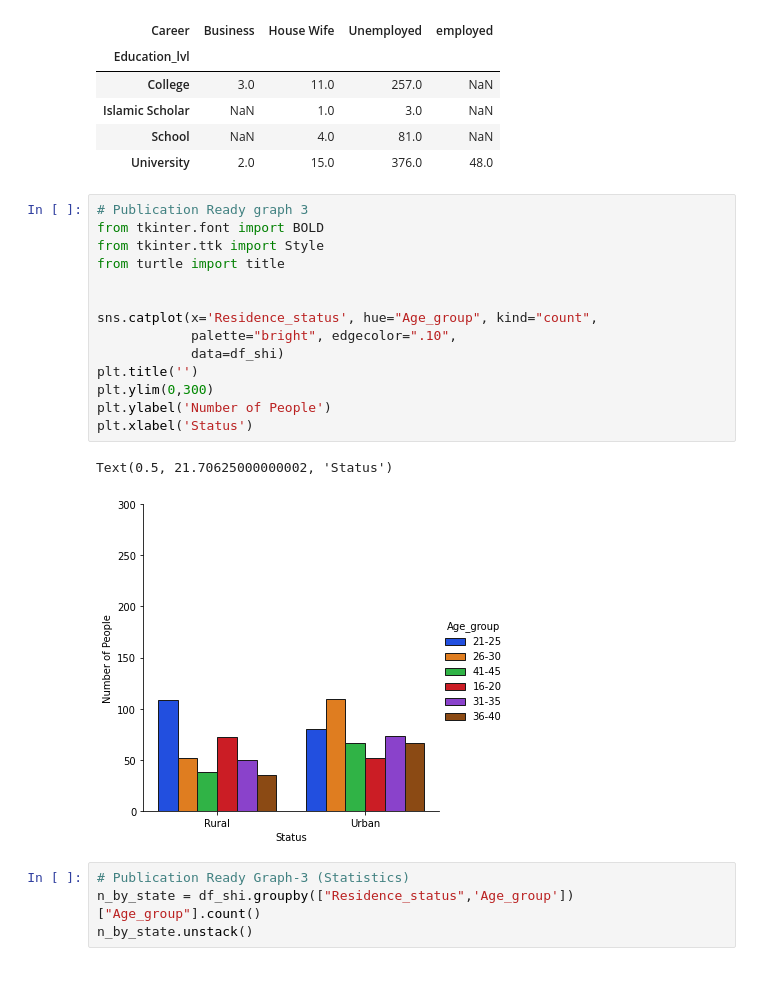
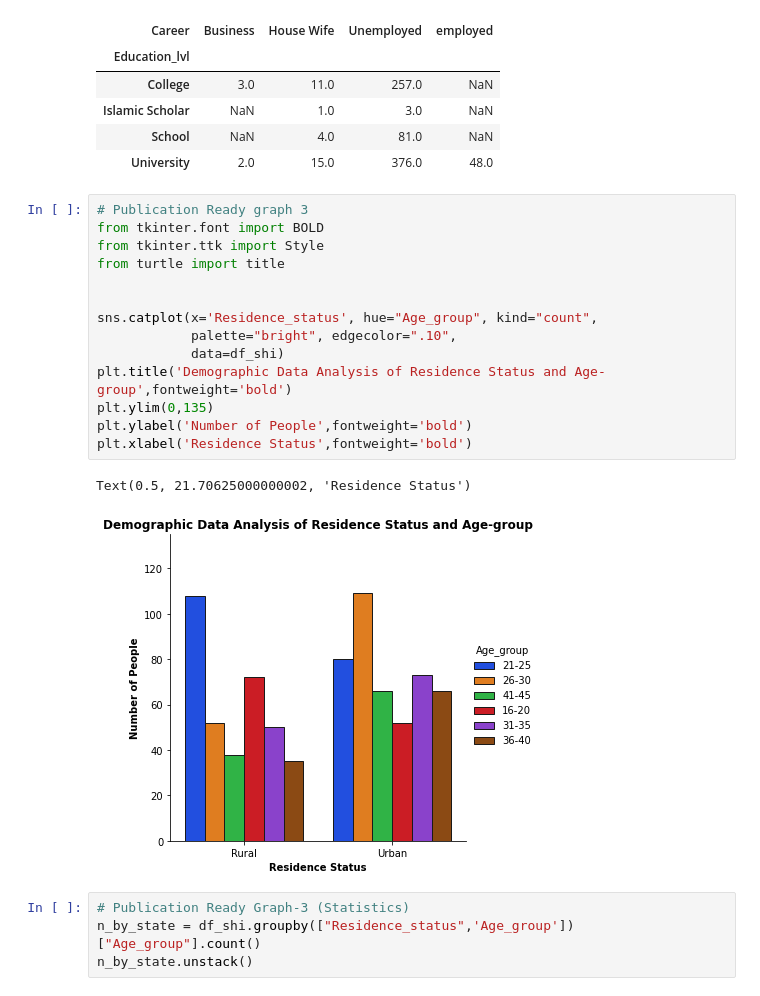
Before and after one commit to Obaid-Ullah/dataSci, a Jupyter notebook: EDA_schi/schizophrenia/intro_shizo.ipynb, the cells around one changed output. Cells and saved outputs as stored; diff of their text form.

```diff
--- a/EDA_schi/schizophrenia/intro_shizo.ipynb
+++ b/EDA_schi/schizophrenia/intro_shizo.ipynb
@@ -126,20 +168,20 @@ Text(0.5, 21.70625000000002, 'Education Level')
 # %%
 # Publication Ready graph 3
 from tkinter.font import BOLD
 from tkinter.ttk import Style
 from turtle import title
 
 
 sns.catplot(x='Residence_status', hue="Age_group", kind="count",
             palette="bright", edgecolor=".10",
             data=df_shi)
-plt.title('')
-plt.ylim(0,300)
-plt.ylabel('Number of People')
-plt.xlabel('Status')
+plt.title('Demographic Data Analysis of Residence Status and Age-group',fontweight='bold')
+plt.ylim(0,135)
+plt.ylabel('Number of People',fontweight='bold')
+plt.xlabel('Residence Status',fontweight='bold')
 # %% [output]
-Text(0.5, 21.70625000000002, 'Status')
+Text(0.5, 21.70625000000002, 'Residence Status')
-[figure, old version]
+[figure, new version]
 # %%
 # Publication Ready Graph-3 (Statistics)
 n_by_state = df_shi.groupby(["Residence_status",'Age_group'])["Age_group"].count()
```
Also changed, not shown: parts of 11 cells of this notebook, 17 other files.
